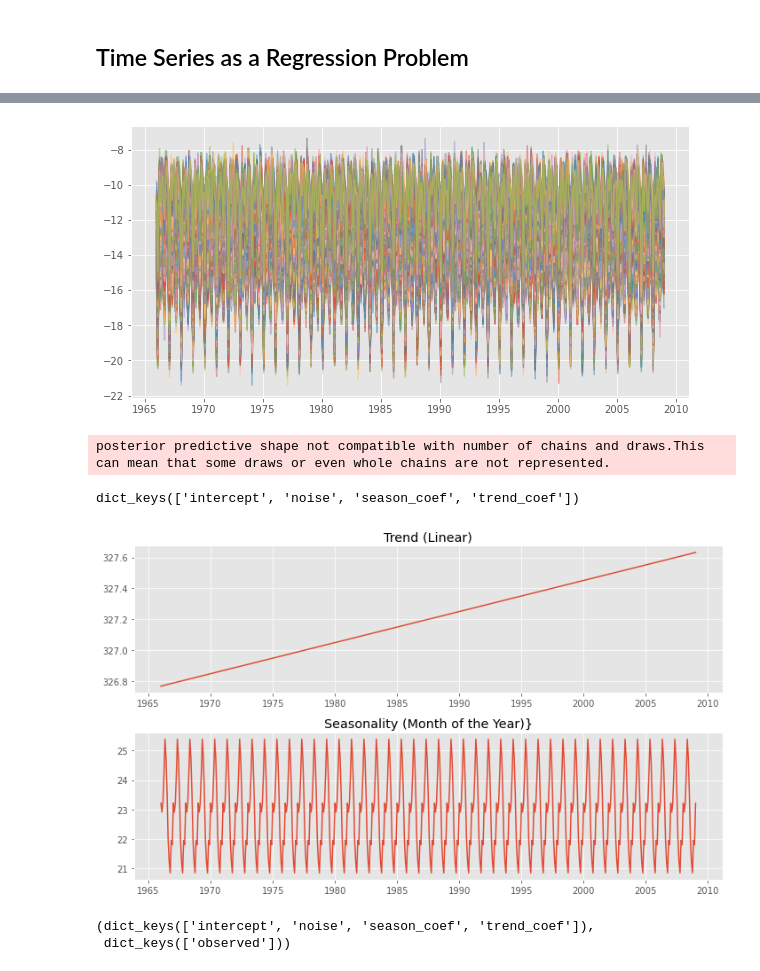
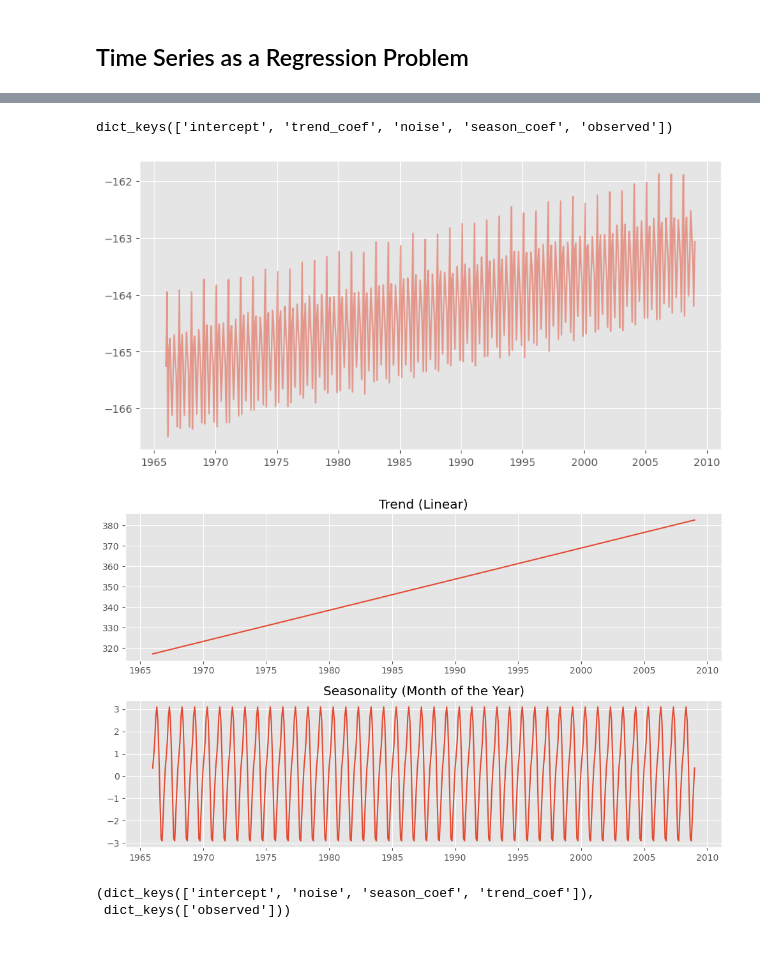
Before and after one commit to GStechschulte/books-with-code, a Jupyter notebook: bmcp/ch_6_pyro.ipynb, the cells around one changed output, grey strips where cells are left out. Saved outputs shown, nothing was run; the diff lists cells and outputs as text; code cells hidden in the pictures.

Commit message:
fixed time series regression matmul bug

```diff
--- a/bmcp/ch_6_pyro.ipynb
+++ b/bmcp/ch_6_pyro.ipynb
@@ -84,15 +104,16 @@ co2 = torch.tensor(co2_by_month_training_data.values.flatten(), dtype=torch.floa
 def ts_regression_model(trend, seasonality, obs=None):
 
     intercept = pyro.sample('intercept', dist.Normal(0., 100.))
-    trend_coef = pyro.sample('trend_coef', dist.Normal(0., 10.))
+    trend_coef = pyro.sample('trend_coef', dist.Normal(0., 10.).expand([trend.shape[-1]]))
     noise = pyro.sample('noise', dist.HalfCauchy(0.1, 5.))
 
     with pyro.plate('seasonality', seasonality.shape[-1]):
         season_coef = pyro.sample('season_coef', dist.Normal(0., 1.))
 
+    y_hat = intercept + torch.matmul(trend_coef, trend.T) + torch.matmul(season_coef, seasonality.T)
 
     with pyro.plate('co2', len(trend)):
-        y_hat = intercept + torch.mul(trend_coef, trend) + torch.matmul(season_coef, seasonality.T)
+        #y_hat = intercept + torch.mul(trend_coef, trend) + torch.matmul(season_coef, seasonality.T)
         observed = pyro.sample('observed', dist.Normal(y_hat, noise), obs=obs)
 # %%
 pyro.render_model(ts_regression_model, (trend, seasonality, co2), render_distributions=True)
@@ -126,6 +158,10 @@ Number of divergences: 348
 # %%
 # prior samples
 prior_samples = Predictive(ts_regression_model, {}, num_samples=100)(trend, seasonality)
+# %%
+prior_samples.keys()
+# %% [output]
+dict_keys(['intercept', 'trend_coef', 'noise', 'season_coef', 'observed'])
 # %%
 fig, ax = plt.subplots(figsize=(10, 5))
 ax.plot(
@@ -134,39 +170,29 @@ ax.plot(
     )
 plt.show()
 # %% [output]
-[figure, old version]
+[figure, new version]
-# %%
-ts_samples = mcmc_regression.get_samples(1000)
-post_samples = Predictive(ts_regression_model, ts_samples)(trend, seasonality, None)
-az_ts_model = az.from_pyro(posterior=mcmc_regression, posterior_predictive=post_samples)
-# %% [output]
-posterior predictive shape not compatible with number of chains and draws.This can mean that some draws or even whole chains are not represented.
-# %%
-ts_samples.keys()
-# %% [output]
-dict_keys(['intercept', 'noise', 'season_coef', 'trend_coef'])
 # %%
-trend_posterior = ts_samples['intercept'] + trend * ts_samples['trend_coef']
+trend_posterior = ts_samples['intercept'] + torch.mul(ts_samples['trend_coef'].mean(), trend)
 season_posterior = torch.matmul(ts_samples['season_coef'], seasonality.T)
 # %%
 fig, ax = plt.subplots(2, 1, figsize=(10, 6))
 
 ax[0].plot(
     co2_by_month_training_data.index,
     trend_posterior.mean(axis=1)
     )
 
 ax[1].plot(
     co2_by_month_training_data.index,
     season_posterior.mean(axis=0)
 )
 
 ax[0].set_title('Trend (Linear)')
-ax[1].set_title('Seasonality (Month of the Year)}')
+ax[1].set_title('Seasonality (Month of the Year)')
 plt.tight_layout()
 plt.show()
 # %% [output]
-[figure, old version]
+[figure, new version]
 # %%
 trend_all = torch.tensor(trend_all, dtype=torch.float64).float()
 seasonality_all = torch.tensor(seasonality_all, dtype=torch.float64).float()
```
Also changed, not shown: parts of 7 cells of this notebook.
